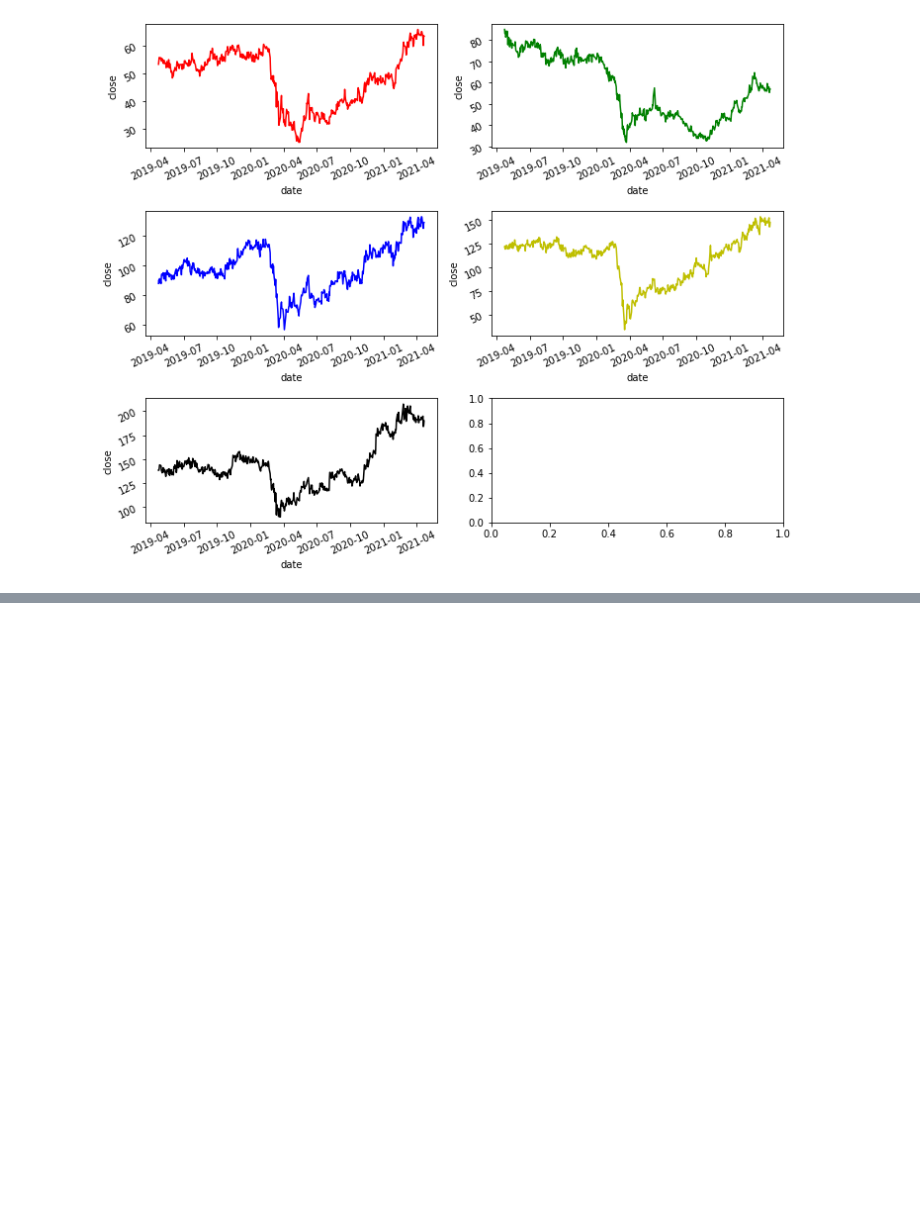
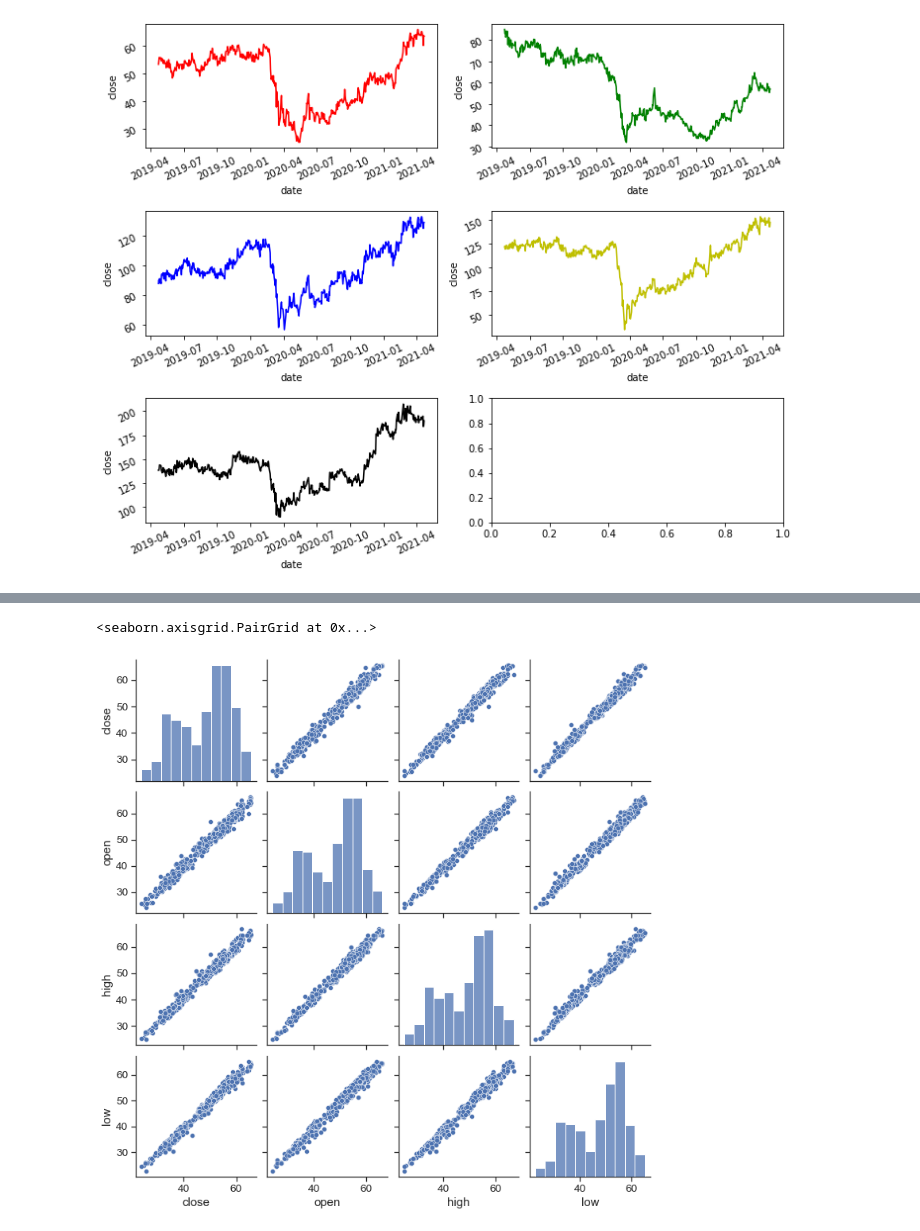
Before and after one commit to SharonBond/homework, a Jupyter notebook: github_IEX_API_project.ipynb, the cells around one changed output, grey strips where cells are left out. Cells and saved outputs as stored; diff of their text form; code cells hidden in the pictures; blank space fills up the shorter version.

```diff
--- a/github_IEX_API_project.ipynb
+++ b/github_IEX_API_project.ipynb
@@ -186,0 +228,7 @@ fig.tight_layout(pad = 1.2)
+# %%
+#NOT PLANNING ON USING
+sns.set(style = 'ticks', font_scale = 1.25)
+sns.pairplot(LUV_df)
+# %% [output]
+<seaborn.axisgrid.PairGrid at 0x...>
+[figure, added]
```
Also changed, not shown: parts of 9 cells of this notebook.
